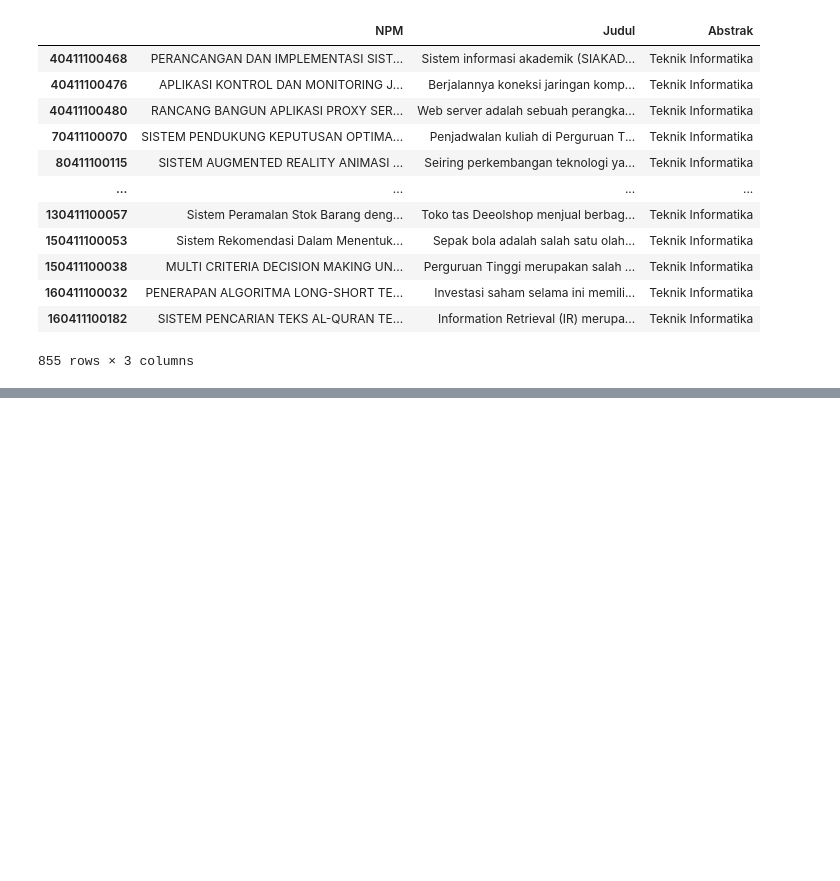
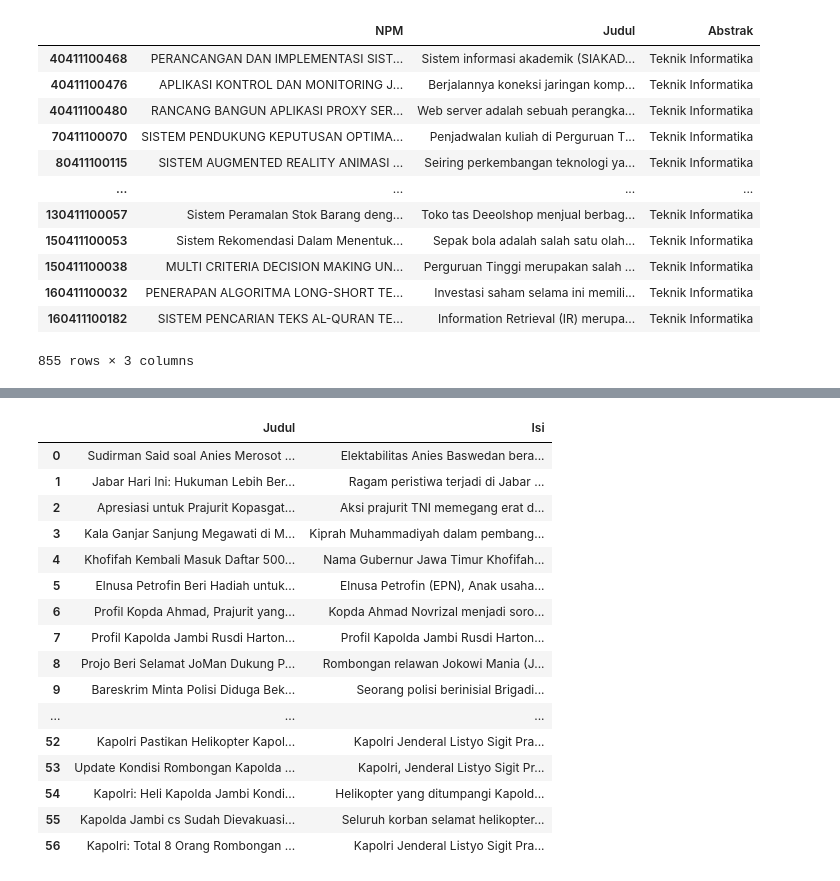
Before and after one commit to ABDHanifAzhari/prosaindata, a Jupyter notebook: _sources/Tugas_PSD/Crawling.ipynb, the cells around one changed output, grey strips where cells are left out. Drawn from its saved outputs; the diff is of its cells as text; code cells hidden in the pictures; blank space fills up the shorter version.

```diff
--- a/_sources/Tugas_PSD/Crawling.ipynb
+++ b/_sources/Tugas_PSD/Crawling.ipynb
@@ -192,0 +250,22 @@ df
+# %%
+import pandas as pd
+df = pd.read_csv('/content/drive/MyDrive/prosaindata/tugas/Tugas_PSD/crawling_berita.csv')
+df
+# %% [output]
+|  | Judul | Isi |
+| 0 | Sudirman Said soal Anies Merosot ... | Elektabilitas Anies Baswedan bera... |
+| 1 | Jabar Hari Ini: Hukuman Lebih Ber... | Ragam peristiwa terjadi di Jabar ... |
+| 2 | Apresiasi untuk Prajurit Kopasgat... | Aksi prajurit TNI memegang erat d... |
+| 3 | Kala Ganjar Sanjung Megawati di M... | Kiprah Muhammadiyah dalam pembang... |
+| 4 | Khofifah Kembali Masuk Daftar 500... | Nama Gubernur Jawa Timur Khofifah... |
+| 5 | Elnusa Petrofin Beri Hadiah untuk... | Elnusa Petrofin (EPN), Anak usaha... |
+| 6 | Profil Kopda Ahmad, Prajurit yang... | Kopda Ahmad Novrizal menjadi soro... |
+| 7 | Profil Kapolda Jambi Rusdi Harton... | Profil Kapolda Jambi Rusdi Harton... |
+| 8 | Projo Beri Selamat JoMan Dukung P... | Rombongan relawan Jokowi Mania (J... |
+| 9 | Bareskrim Minta Polisi Diduga Bek... | Seorang polisi berinisial Brigadi... |
+| ... | ... | ... |
+| 52 | Kapolri Pastikan Helikopter Kapol... | Kapolri Jenderal Listyo Sigit Pra... |
+| 53 | Update Kondisi Rombongan Kapolda ... | Kapolri, Jenderal Listyo Sigit Pr... |
+| 54 | Kapolri: Heli Kapolda Jambi Kondi... | Helikopter yang ditumpangi Kapold... |
+| 55 | Kapolda Jambi cs Sudah Dievakuasi... | Seluruh korban selamat helikopter... |
+| 56 | Kapolri: Total 8 Orang Rombongan ... | Kapolri Jenderal Listyo Sigit Pra... |
```
Also changed, not shown: parts of 4 cells of this notebook, 4 other files.
